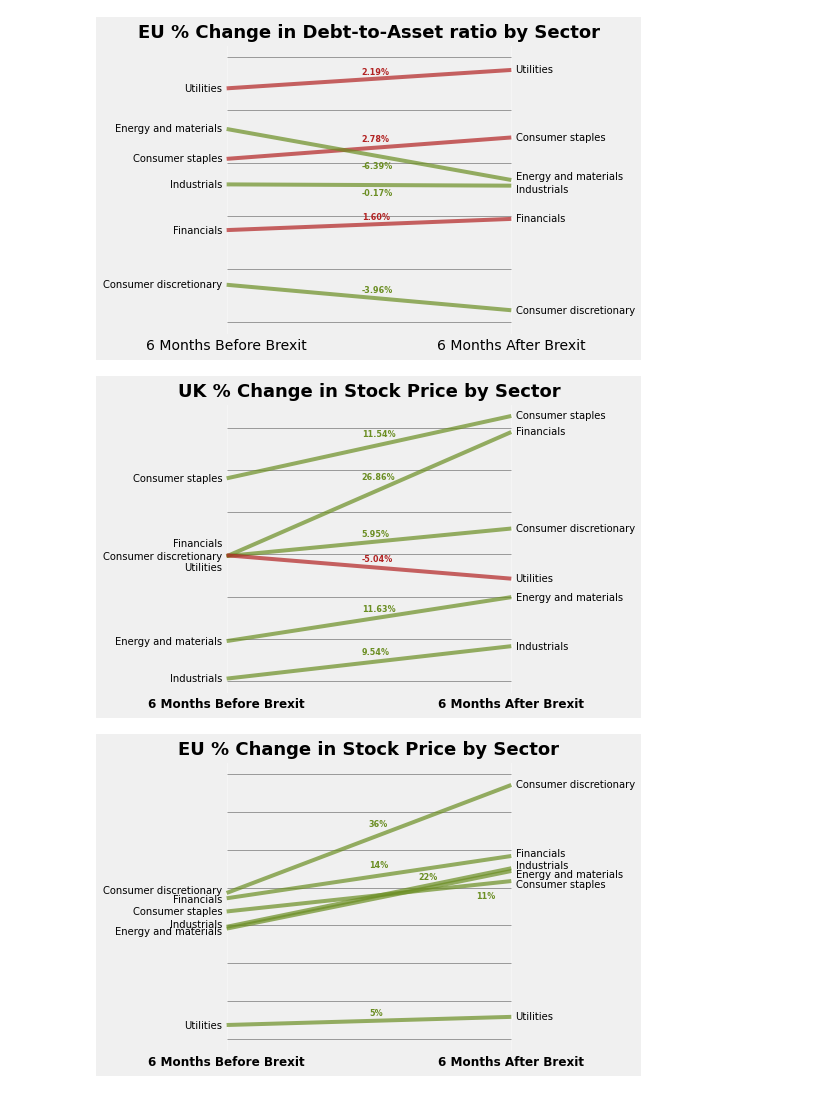
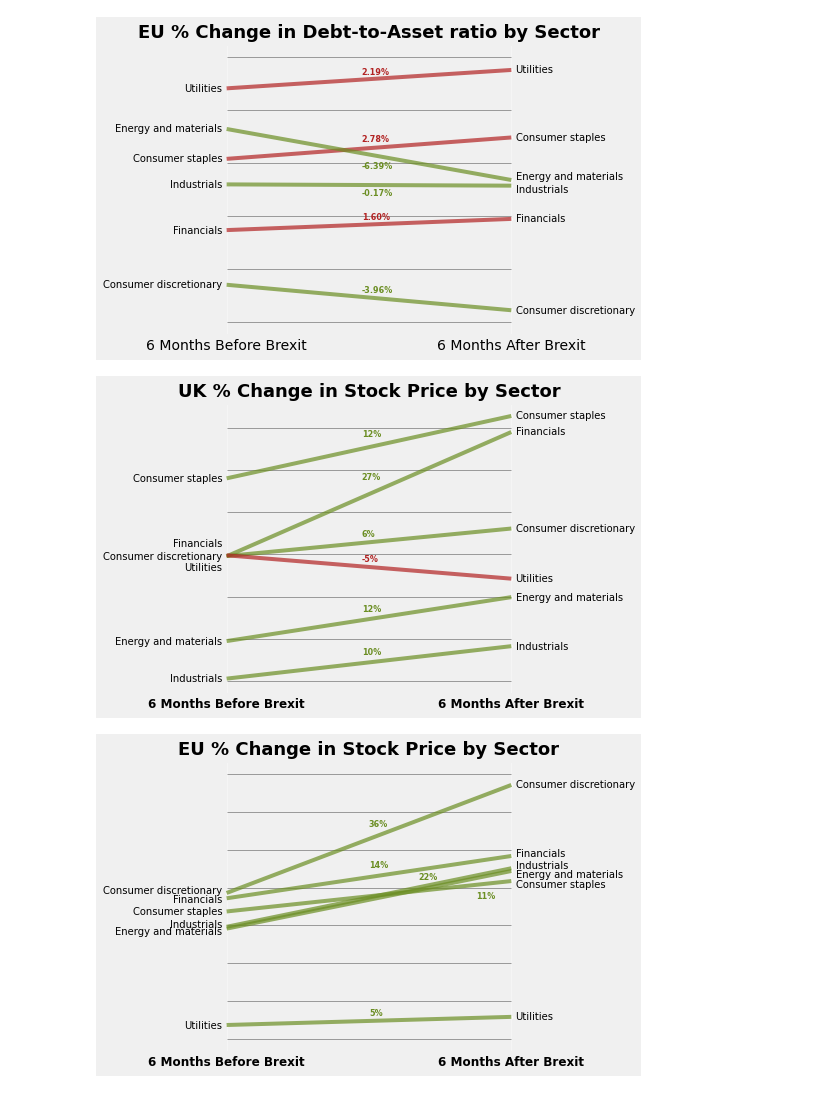
Before and after one commit to AnushaGooda/Data_Viz_MTP, a Jupyter notebook: scripts/visualization.ipynb, the cells around one changed output. Saved outputs shown, nothing was run; the diff lists cells and outputs as text; code cells hidden in the pictures.

```diff
--- a/scripts/visualization.ipynb
+++ b/scripts/visualization.ipynb
@@ -448,39 +448,39 @@ colors = ['olivedrab', 'olivedrab', 'olivedrab', 'olivedrab', 'olivedrab', 'fire
 for i, pct in enumerate(table.pct_change2016_17):
     ax.text(x = 2 + x_adj[i],
             y = mean[i] + y_adj[i],
-            s = '{:.2f}%'.format(pct * 100),
+            s = '{:.0f}%'.format(pct * 100),
             horizontalalignment='left',
             verticalalignment='center',
             color = colors[i],
             fontdict={'size': 8, 'weight': 700})
 
 # Aesthetics
 ax.set_title('UK % Change in Stock Price by Sector',
             fontdict={'size': 18, 'weight': 'bold'})
 ax.set_xticks([1, 3])
 ax.set_xticklabels(['6 Months Before Brexit', '6 Months After Brexit'],
             fontdict={'size': 12, 'weight': 'bold'})
 
 #set y axis invisible
 ax.axes.get_yaxis().set_visible(False)
 
 # creat gridlines
 ax.hlines(80, 1, 3, color='grey', linewidth=.75)
 ax.hlines(90, 1, 3, color='grey', linewidth=.75)
 ax.hlines(100, 1, 3, color='grey', linewidth=.75)
 ax.hlines(110, 1, 3, color='grey', linewidth=.75)
 ax.hlines(120, 1, 3, color='grey', linewidth=.75)
 ax.hlines(130, 1, 3, color='grey', linewidth=.75)
 ax.hlines(140, 1, 3, color='grey', linewidth=.75)
 ax.grid(color='whitesmoke', linestyle='-', linewidth=1)
 
 # save plot
 path = os.path.join('output', 'slope_chart_uk_p.png')
 plt.savefig(path)
 
 plt.show()
 # %% [output]
-[figure, old version]
+[figure, new version]
 # %%
 """ UK: Price """
 
```
Also changed, not shown: 1 other file.
